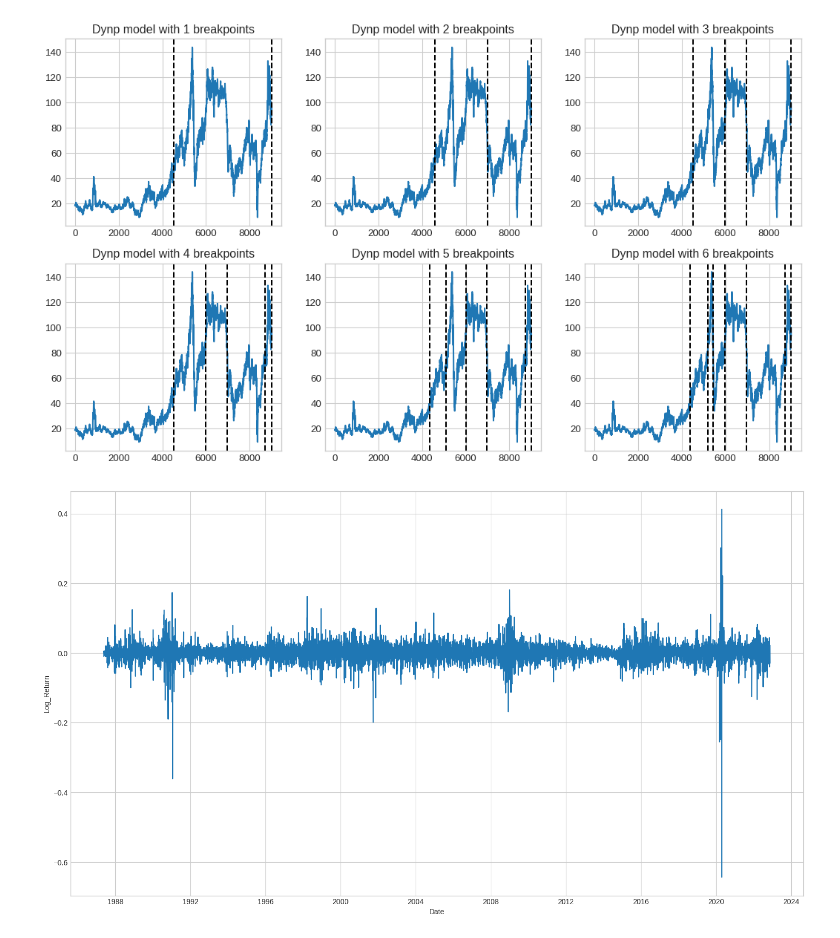
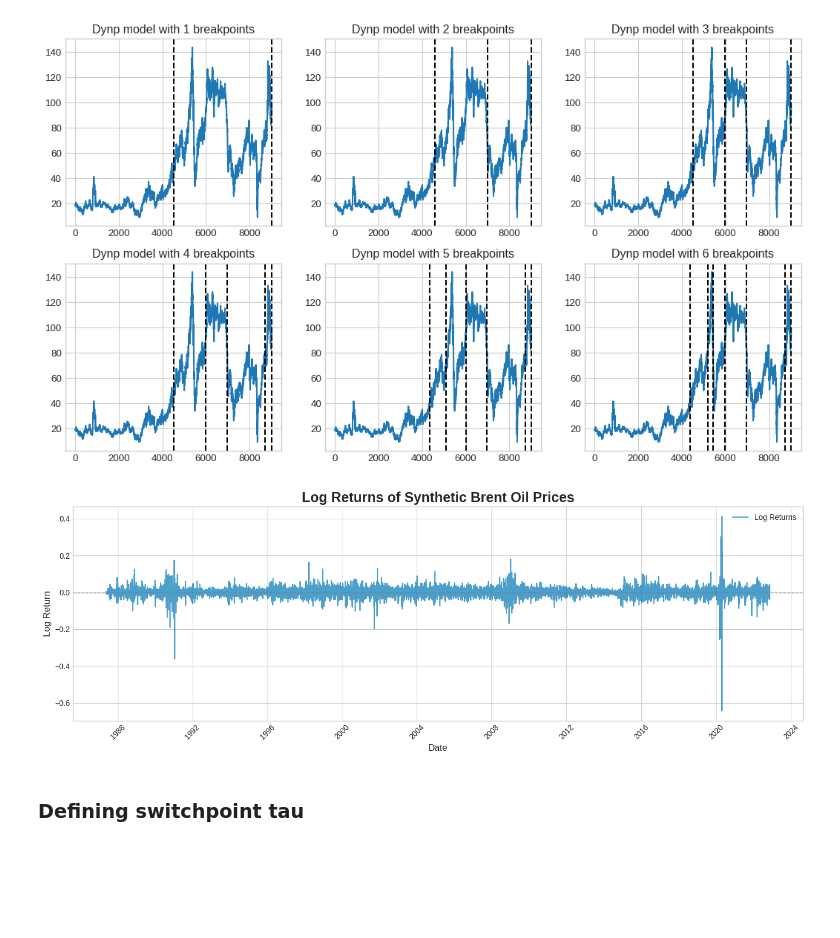
Before and after one commit to mikek1337/statistical-modelling-of-time-series-data-week-10, a Jupyter notebook: notebooks/inital.ipynb, the cells around one changed output. Drawn from its saved outputs; the diff is of its cells as text; code cells hidden in the pictures; blank space fills up the shorter version.

```diff
--- a/notebooks/inital.ipynb
+++ b/notebooks/inital.ipynb
@@ -103,8 +105,17 @@ for i, n_bkps in enumerate([1, 2, 3, 4, 5, 6]):
 # %% [output]
 [figure]
 # %%
-plt.figure(figsize=(18,5))
-sns.lineplot(gas_timeseries,x="Date", y="Log_Return")
+plt.figure(figsize=(14, 5))
+plt.plot(gas_timeseries['Log_Return'].index, gas_timeseries['Log_Return'].values, label='Log Returns', color='#0077b6', alpha=0.7)
+plt.axhline(0, color='gray', linestyle='--', linewidth=1)
+plt.title('Log Returns of Synthetic Brent Oil Prices', fontsize=18, fontweight='bold')
+plt.xlabel('Date', fontsize=12)
+plt.ylabel('Log Return', fontsize=12)
+plt.legend()
+plt.xticks(rotation=45)
+plt.tight_layout()
 plt.show()
 # %% [output]
-[figure, old version]
+[figure, new version]
+# %% [markdown]
+### Defining switchpoint tau
```
Also changed, not shown: parts of 14 cells of this notebook, 23 other files.
